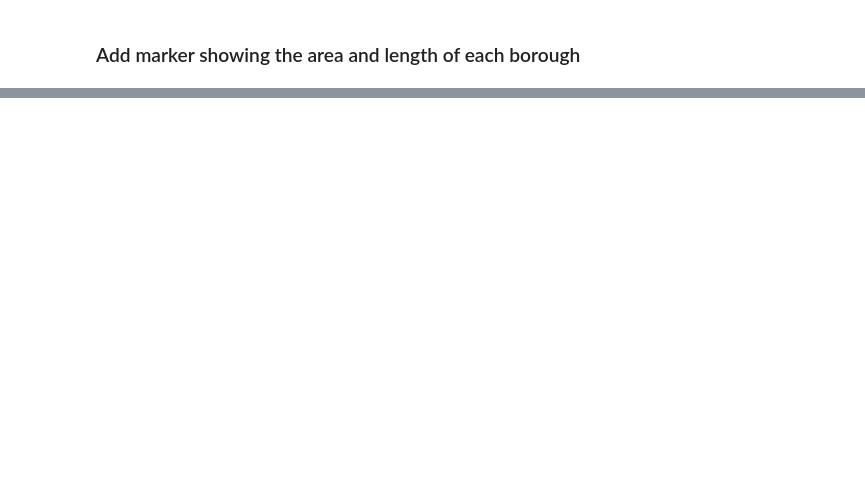
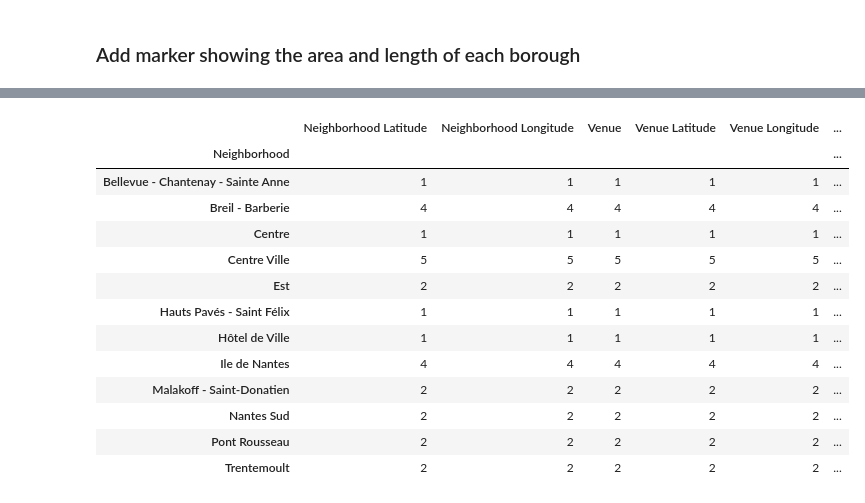
Before and after one commit to Preciousring/Coursera_Capstone, a Jupyter notebook: Capstone_Project _The Battle_of_Neighborhoods(Week 2).ipynb, the cells around one changed output, grey strips where cells are left out. Drawn from its saved outputs; the diff is of its cells as text; code cells hidden in the pictures; blank space fills up the shorter version.

```diff
--- a/Capstone_Project _The Battle_of_Neighborhoods(Week 2).ipynb
+++ b/Capstone_Project _The Battle_of_Neighborhoods(Week 2).ipynb
@@ -175,0 +214,5 @@ display(map_nantes)
+# %%
+CLIENT_ID = '3TRVIK42IR13OTIA0ZZ4QFVJ3CXUDNO12M3IJF3QBVIGQC3L' # your Foursquare ID
+CLIENT_SECRET = 'GKUC4L1JTXBJLYQJHTAAYGJBPQDUWLLZLBPDBA4CF42E5HA5' # your Foursquare Secret
+VERSION = '20180605' # Foursquare API version
+LIMIT = 100 # A default Foursquare API limit value
@@ -175,0 +318,17 @@ display(map_nantes)
+# %%
+nantes_venues.groupby('Neighborhood').count()
+# %% [output]
+|  | Neighborhood Latitude | Neighborhood Longitude | Venue | Venue Latitude | Venue Longitude | ... |
+| Neighborhood |  |  |  |  |  | ... |
+| Bellevue - Chantenay - Sainte Anne | 1 | 1 | 1 | 1 | 1 | ... |
+| Breil - Barberie | 4 | 4 | 4 | 4 | 4 | ... |
+| Centre | 1 | 1 | 1 | 1 | 1 | ... |
+| Centre Ville | 5 | 5 | 5 | 5 | 5 | ... |
+| Est | 2 | 2 | 2 | 2 | 2 | ... |
+| Hauts Pavés - Saint Félix | 1 | 1 | 1 | 1 | 1 | ... |
+| Hôtel de Ville | 1 | 1 | 1 | 1 | 1 | ... |
+| Ile de Nantes | 4 | 4 | 4 | 4 | 4 | ... |
+| Malakoff - Saint-Donatien | 2 | 2 | 2 | 2 | 2 | ... |
+| Nantes Sud | 2 | 2 | 2 | 2 | 2 | ... |
+| Pont Rousseau | 2 | 2 | 2 | 2 | 2 | ... |
+| Trentemoult | 2 | 2 | 2 | 2 | 2 | ... |
```
Also changed, not shown: parts of 17 cells of this notebook.
